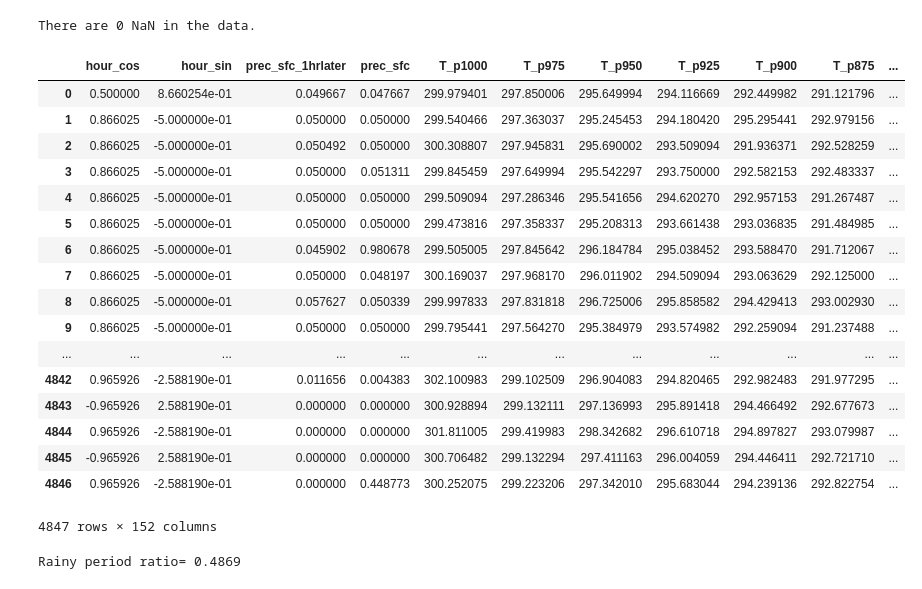
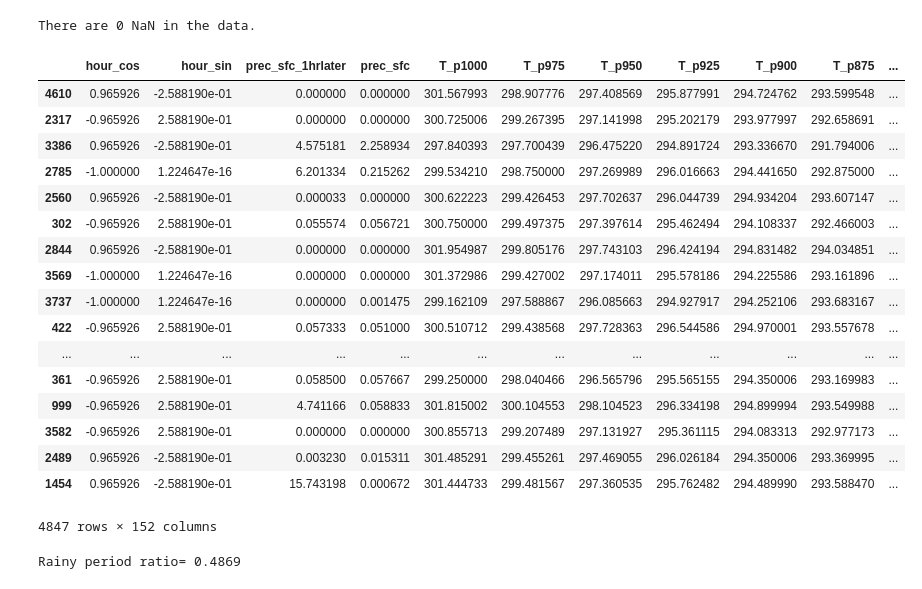
Before and after one commit to kurkutesa/Machine-Learning-Climate-Parameterization, a Jupyter notebook: work/NN/colab/RF-1hrlater.ipynb, the cells around one changed output. Drawn from its saved outputs; the diff is of its cells as text; code cells hidden in the pictures.

```diff
--- a/work/NN/colab/RF-1hrlater.ipynb
+++ b/work/NN/colab/RF-1hrlater.ipynb
@@ -57,33 +54,34 @@ drivefs_ipc.0  drivefs_ipc.0_shell
 # %%
 # Read data
 DATADIR = '/content/gdrive/My Drive/Colab Notebooks/data'
 #DATADIR = '../data/forNN'
 #f = DATADIR + '/ARM_6hrcumul.csv'
 f = DATADIR + '/ARM_1hrlater.csv'
 df = pd.read_csv(f,index_col=0) # the first column in .csv is index
 
 # Double check NaN does not exist
 print('There are {} NaN in the data.'.format(df.isnull().sum().sum()))
+df = shuffle(df) # shuffle
 df
 # %% [output]
 There are 0 NaN in the data.
 |  | hour_cos | hour_sin | prec_sfc_1hrlater | prec_sfc | T_p1000 | T_p975 | T_p950 | T_p925 | T_p900 | T_p875 | ... |
-| 0 | 0.500000 | 8.660254e-01 | 0.049667 | 0.047667 | 299.979401 | 297.850006 | 295.649994 | 294.116669 | 292.449982 | 291.121796 | ... |
-| 1 | 0.866025 | -5.000000e-01 | 0.050000 | 0.050000 | 299.540466 | 297.363037 | 295.245453 | 294.180420 | 295.295441 | 292.979156 | ... |
-| 2 | 0.866025 | -5.000000e-01 | 0.050492 | 0.050000 | 300.308807 | 297.945831 | 295.690002 | 293.509094 | 291.936371 | 292.528259 | ... |
-| 3 | 0.866025 | -5.000000e-01 | 0.050000 | 0.051311 | 299.845459 | 297.649994 | 295.542297 | 293.750000 | 292.582153 | 292.483337 | ... |
-| 4 | 0.866025 | -5.000000e-01 | 0.050000 | 0.050000 | 299.509094 | 297.286346 | 295.541656 | 294.620270 | 292.957153 | 291.267487 | ... |
-| 5 | 0.866025 | -5.000000e-01 | 0.050000 | 0.050000 | 299.473816 | 297.358337 | 295.208313 | 293.661438 | 293.036835 | 291.484985 | ... |
-| 6 | 0.866025 | -5.000000e-01 | 0.045902 | 0.980678 | 299.505005 | 297.845642 | 296.184784 | 295.038452 | 293.588470 | 291.712067 | ... |
-| 7 | 0.866025 | -5.000000e-01 | 0.050000 | 0.048197 | 300.169037 | 297.968170 | 296.011902 | 294.509094 | 293.063629 | 292.125000 | ... |
-| 8 | 0.866025 | -5.000000e-01 | 0.057627 | 0.050339 | 299.997833 | 297.831818 | 296.725006 | 295.858582 | 294.429413 | 293.002930 | ... |
-| 9 | 0.866025 | -5.000000e-01 | 0.050000 | 0.050000 | 299.795441 | 297.564270 | 295.384979 | 293.574982 | 292.259094 | 291.237488 | ... |
+| 4610 | 0.965926 | -2.588190e-01 | 0.000000 | 0.000000 | 301.567993 | 298.907776 | 297.408569 | 295.877991 | 294.724762 | 293.599548 | ... |
+| 2317 | -0.965926 | 2.588190e-01 | 0.000000 | 0.000000 | 300.725006 | 299.267395 | 297.141998 | 295.202179 | 293.977997 | 292.658691 | ... |
+| 3386 | 0.965926 | -2.588190e-01 | 4.575181 | 2.258934 | 297.840393 | 297.700439 | 296.475220 | 294.891724 | 293.336670 | 291.794006 | ... |
+| 2785 | -1.000000 | 1.224647e-16 | 6.201334 | 0.215262 | 299.534210 | 298.750000 | 297.269989 | 296.016663 | 294.441650 | 292.875000 | ... |
+| 2560 | 0.965926 | -2.588190e-01 | 0.000033 | 0.000000 | 300.622223 | 299.426453 | 297.702637 | 296.044739 | 294.934204 | 293.607147 | ... |
+| 302 | -0.965926 | 2.588190e-01 | 0.055574 | 0.056721 | 300.750000 | 299.497375 | 297.397614 | 295.462494 | 294.108337 | 292.466003 | ... |
+| 2844 | 0.965926 | -2.588190e-01 | 0.000000 | 0.000000 | 301.954987 | 299.805176 | 297.743103 | 296.424194 | 294.831482 | 294.034851 | ... |
+| 3569 | -1.000000 | 1.224647e-16 | 0.000000 | 0.000000 | 301.372986 | 299.427002 | 297.174011 | 295.578186 | 294.225586 | 293.161896 | ... |
+| 3737 | -1.000000 | 1.224647e-16 | 0.000000 | 0.001475 | 299.162109 | 297.588867 | 296.085663 | 294.927917 | 294.252106 | 293.683167 | ... |
+| 422 | -0.965926 | 2.588190e-01 | 0.057333 | 0.051000 | 300.510712 | 299.438568 | 297.728363 | 296.544586 | 294.970001 | 293.557678 | ... |
 | ... | ... | ... | ... | ... | ... | ... | ... | ... | ... | ... | ... |
-| 4842 | 0.965926 | -2.588190e-01 | 0.011656 | 0.004383 | 302.100983 | 299.102509 | 296.904083 | 294.820465 | 292.982483 | 291.977295 | ... |
-| 4843 | -0.965926 | 2.588190e-01 | 0.000000 | 0.000000 | 300.928894 | 299.132111 | 297.136993 | 295.891418 | 294.466492 | 292.677673 | ... |
-| 4844 | 0.965926 | -2.588190e-01 | 0.000000 | 0.000000 | 301.811005 | 299.419983 | 298.342682 | 296.610718 | 294.897827 | 293.079987 | ... |
-| 4845 | -0.965926 | 2.588190e-01 | 0.000000 | 0.000000 | 300.706482 | 299.132294 | 297.411163 | 296.004059 | 294.446411 | 292.721710 | ... |
-| 4846 | 0.965926 | -2.588190e-01 | 0.000000 | 0.448773 | 300.252075 | 299.223206 | 297.342010 | 295.683044 | 294.239136 | 292.822754 | ... |
+| 361 | -0.965926 | 2.588190e-01 | 0.058500 | 0.057667 | 299.250000 | 298.040466 | 296.565796 | 295.565155 | 294.350006 | 293.169983 | ... |
+| 999 | -0.965926 | 2.588190e-01 | 4.741166 | 0.058833 | 301.815002 | 300.104553 | 298.104523 | 296.334198 | 294.899994 | 293.549988 | ... |
+| 3582 | -0.965926 | 2.588190e-01 | 0.000000 | 0.000000 | 300.855713 | 299.207489 | 297.131927 | 295.361115 | 294.083313 | 292.977173 | ... |
+| 2489 | 0.965926 | -2.588190e-01 | 0.003230 | 0.015311 | 301.485291 | 299.455261 | 297.469055 | 296.026184 | 294.350006 | 293.369995 | ... |
+| 1454 | 0.965926 | -2.588190e-01 | 15.743198 | 0.000672 | 301.444733 | 299.481567 | 297.360535 | 295.762482 | 294.489990 | 293.588470 | ... |
 4847 rows × 152 columns
 # %%
 # Generate inputs and labels
```
Also changed, not shown: parts of 5 cells of this notebook.
